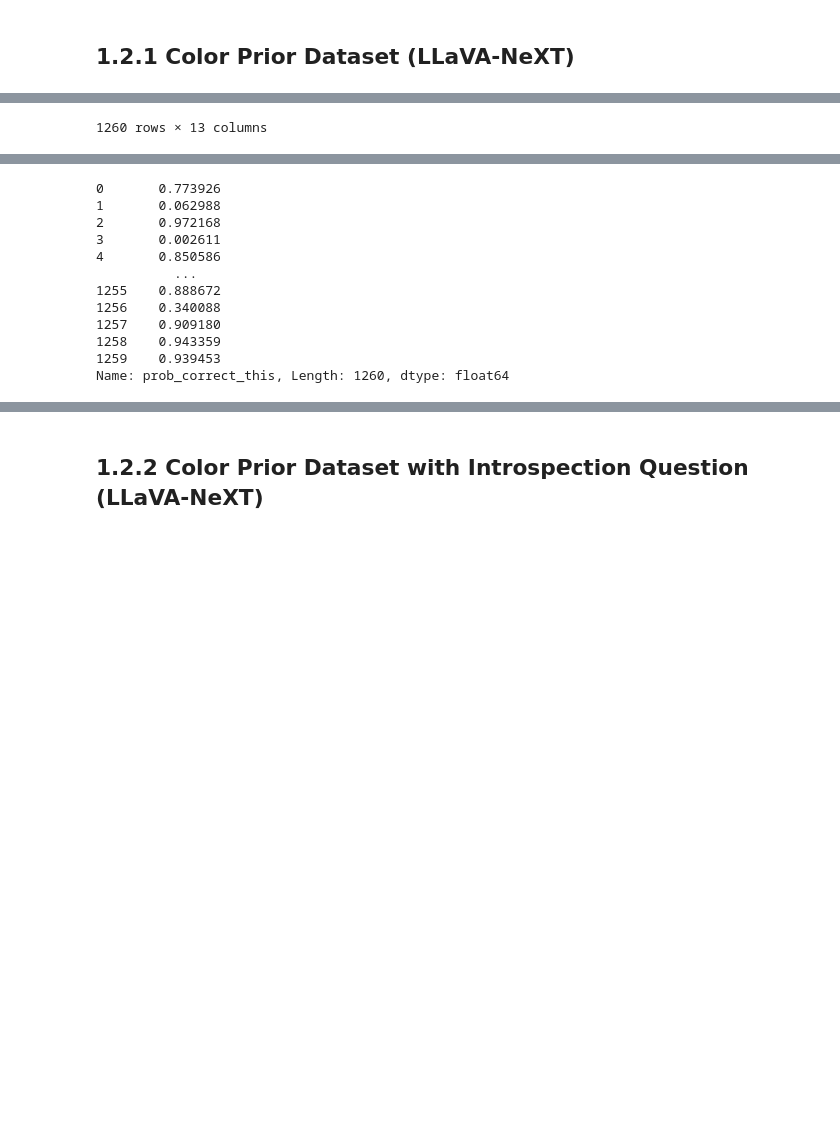
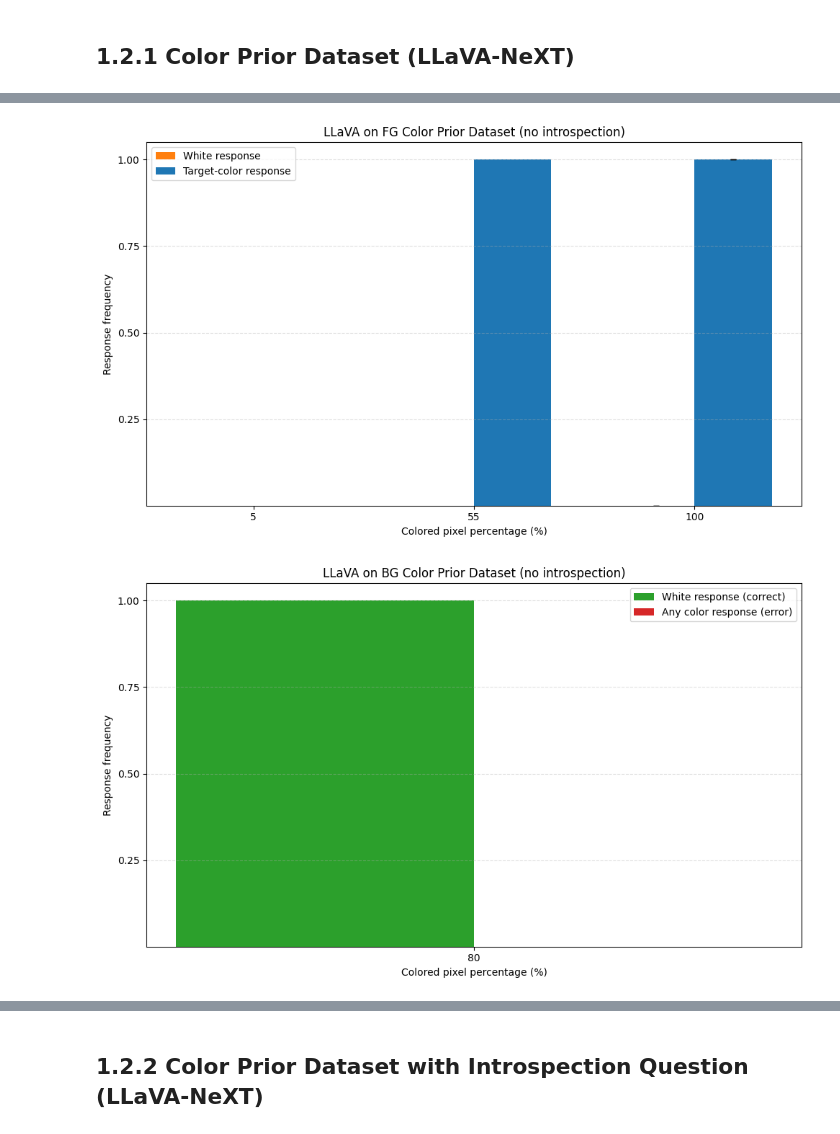
Before and after one commit to jonnemi/color-concept-entanglement, a Jupyter notebook: model_evaluation/VLM_evaluations.ipynb, the cells around one changed output, grey strips where cells are left out. Drawn from its saved outputs; the diff is of its cells as text; code cells hidden in the pictures; blank space fills up the shorter version.

```diff
--- a/model_evaluation/VLM_evaluations.ipynb
+++ b/model_evaluation/VLM_evaluations.ipynb
@@ -306,0 +380,5 @@ KeyboardInterrupt:
+# %%
+llava_prior_pred_df = pd.read_csv(LLAVA / "evaluation_llava-v1.6-mistral-7b-hf_image_priors.csv")
+llava_prior_pred_df["predicted_color"] = llava_prior_pred_df["predicted_color"].apply(normalize_color_prediction)
+llava_prior_pred_df = llava_prior_pred_df.merge(prior_df, on=["image_path", "object"])
+display(llava_prior_pred_df)
@@ -307,5 +392,9 @@ KeyboardInterrupt:
 # %%
-llava_prior_pred_df = pd.read_csv(LLAVA / "evaluation_llava-v1.6-mistral-7b-hf_image_priors.csv")
-llava_prior_pred_df = llava_prior_pred_df.merge(prior_df, on=["image_path", "object"])
-display(llava_prior_pred_df)
+plot_fg_response_frequencies_bar(llava_prior_pred_df, title="LLaVA on FG Color Prior Dataset (no introspection)", response_col="predicted_color")
+plot_bg_response_frequencies_bar(llava_prior_pred_df, title="LLaVA on BG Color Prior Dataset (no introspection)", response_col="predicted_color")
+
+plot_model_logprobs(
+    llava_prior_pred_df,
+    title="LLaVA model log probabilities on Color Prior Dataset (no introspection)",
+)
 # %% [output]
@@ -324 +401,2 @@ display(llava_prior_pred_df)
-1260 rows × 13 columns
+[figure, added]
+[figure, added]
@@ -327,15 +403,0 @@ llava_prior_pred_df["predicted_color"] = llava_prior_pred_df["predicted_color"].
-# %%
-llava_prior_pred_df["prob_correct"].rename("prob_correct_this", inplace=True)
-# %% [output]
-0       0.773926
-1       0.062988
-2       0.972168
-3       0.002611
-4       0.850586
-          ...
-1255    0.888672
-1256    0.340088
-1257    0.909180
-1258    0.943359
-1259    0.939453
-Name: prob_correct_this, Length: 1260, dtype: float64
```
Also changed, not shown: parts of 46 cells of this notebook, 4 other files.
